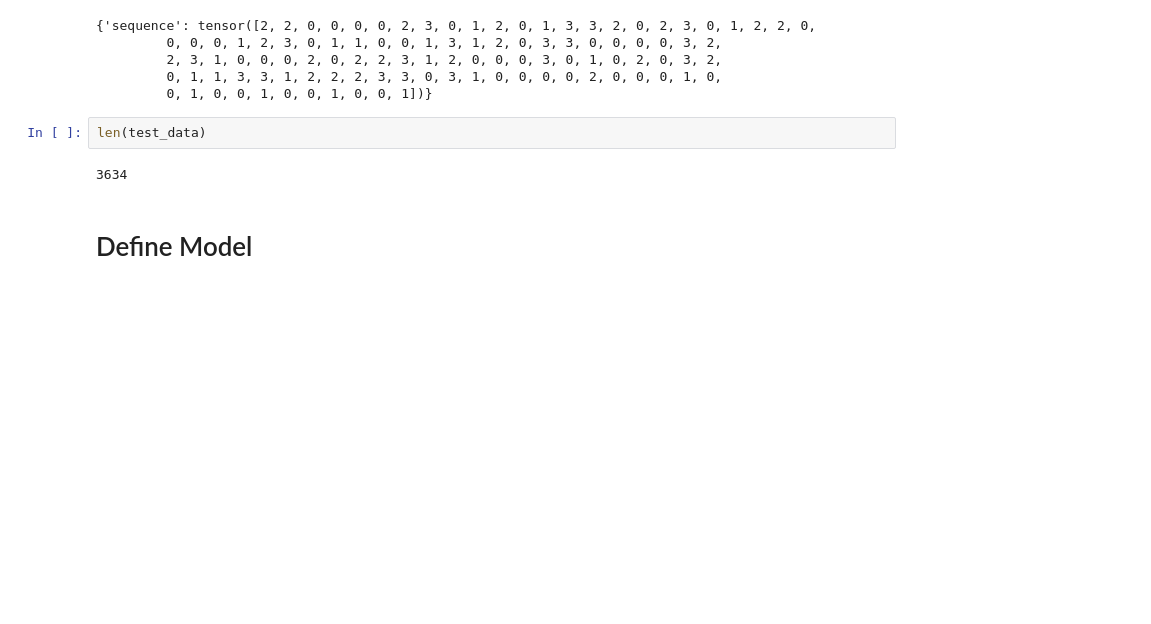
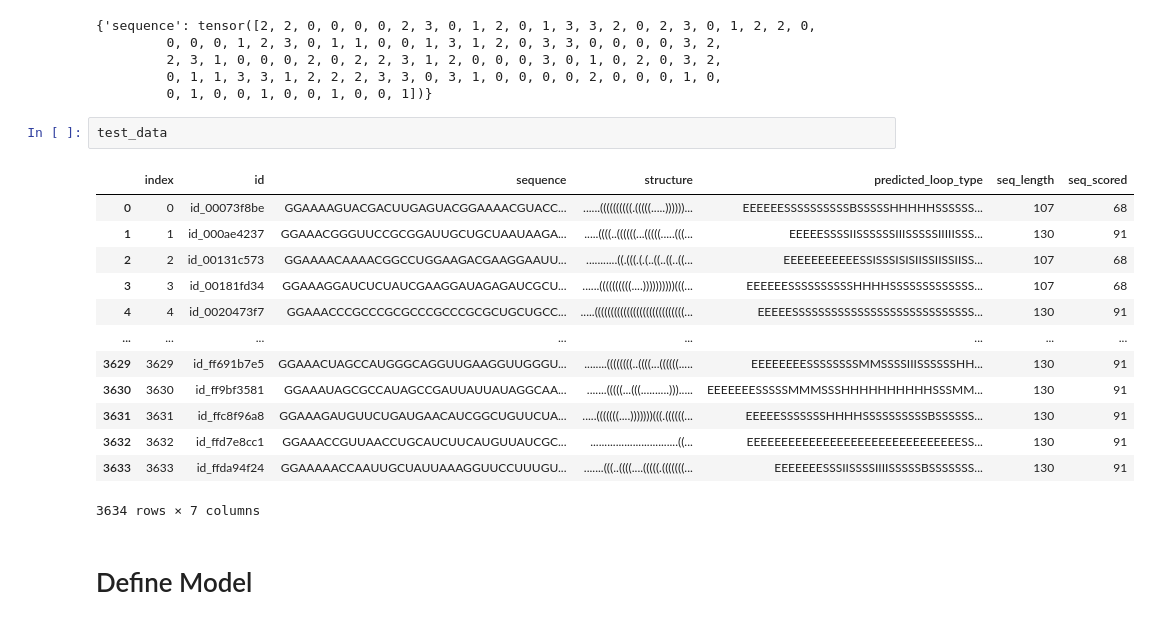
Before and after one commit to Li-Hongmin/RibonanzaNet, a Jupyter notebook: ribonanzanet2d-final/deg-finetune/ribonanzanet-deg-submission.ipynb, the cells around one changed output. Saved outputs shown, nothing was run; the diff lists cells and outputs as text; blank space fills up the shorter version.

```diff
--- a/ribonanzanet2d-final/deg-finetune/ribonanzanet-deg-submission.ipynb
+++ b/ribonanzanet2d-final/deg-finetune/ribonanzanet-deg-submission.ipynb
@@ -43,9 +43,21 @@ test_dataset[0]
          0, 1, 1, 3, 3, 1, 2, 2, 2, 3, 3, 0, 3, 1, 0, 0, 0, 0, 2, 0, 0, 0, 1, 0,
          0, 1, 0, 0, 1, 0, 0, 1, 0, 0, 1])}
 # %%
-len(test_data)
+test_data
 # %% [output]
+|  | index | id | sequence | structure | predicted_loop_type | seq_length | seq_scored |
+| 0 | 0 | id_00073f8be | GGAAAAGUACGACUUGAGUACGGAAAACGUACC... | ......((((((((((.(((((.....))))))... | EEEEEESSSSSSSSSSBSSSSSHHHHHSSSSSS... | 107 | 68 |
+| 1 | 1 | id_000ae4237 | GGAAACGGGUUCCGCGGAUUGCUGCUAAUAAGA... | .....((((..((((((...(((((.....(((... | EEEEESSSSIISSSSSSIIISSSSSIIIIISSS... | 130 | 91 |
+| 2 | 2 | id_00131c573 | GGAAAACAAAACGGCCUGGAAGACGAAGGAAUU... | ...........((.(((.(.(..((..((..((... | EEEEEEEEEEESSISSSISISIISSIISSIISS... | 107 | 68 |
+| 3 | 3 | id_00181fd34 | GGAAAGGAUCUCUAUCGAAGGAUAGAGAUCGCU... | ......((((((((((....))))))))))(((... | EEEEEESSSSSSSSSSHHHHSSSSSSSSSSSSS... | 107 | 68 |
+| 4 | 4 | id_0020473f7 | GGAAACCCGCCCGCGCCCGCCCGCGCUGCUGCC... | .....((((((((((((((((((((((((((((... | EEEEESSSSSSSSSSSSSSSSSSSSSSSSSSSS... | 130 | 91 |
+| ... | ... | ... | ... | ... | ... | ... | ... |
+| 3629 | 3629 | id_ff691b7e5 | GGAAACUAGCCAUGGGCAGGUUGAAGGUUGGGU... | ........((((((((..((((...((((((..... | EEEEEEEESSSSSSSSMMSSSSIIISSSSSSHH... | 130 | 91 |
+| 3630 | 3630 | id_ff9bf3581 | GGAAAUAGCGCCAUAGCCGAUUAUUAUAGGCAA... | .......(((((...(((..........)))..... | EEEEEEESSSSSMMMSSSHHHHHHHHHHSSSMM... | 130 | 91 |
+| 3631 | 3631 | id_ffc8f96a8 | GGAAAGAUGUUCUGAUGAACAUCGGCUGUUCUA... | .....(((((((....)))))))(((.((((((... | EEEEESSSSSSSHHHHSSSSSSSSSSBSSSSSS... | 130 | 91 |
+| 3632 | 3632 | id_ffd7e8cc1 | GGAAACCGUUAACCUGCAUCUUCAUGUUAUCGC... | ...............................((... | EEEEEEEEEEEEEEEEEEEEEEEEEEEEEEESS... | 130 | 91 |
+| 3633 | 3633 | id_ffda94f24 | GGAAAAACCAAUUGCUAUUAAAGGUUCCUUUGU... | .......(((..((((....(((((.(((((((... | EEEEEEESSSIISSSSIIIISSSSSBSSSSSSS... | 130 | 91 |
-3634
+3634 rows × 7 columns
 # %% [markdown]
 # Define Model
 # %%
```
Also changed, not shown: 18 other files.
